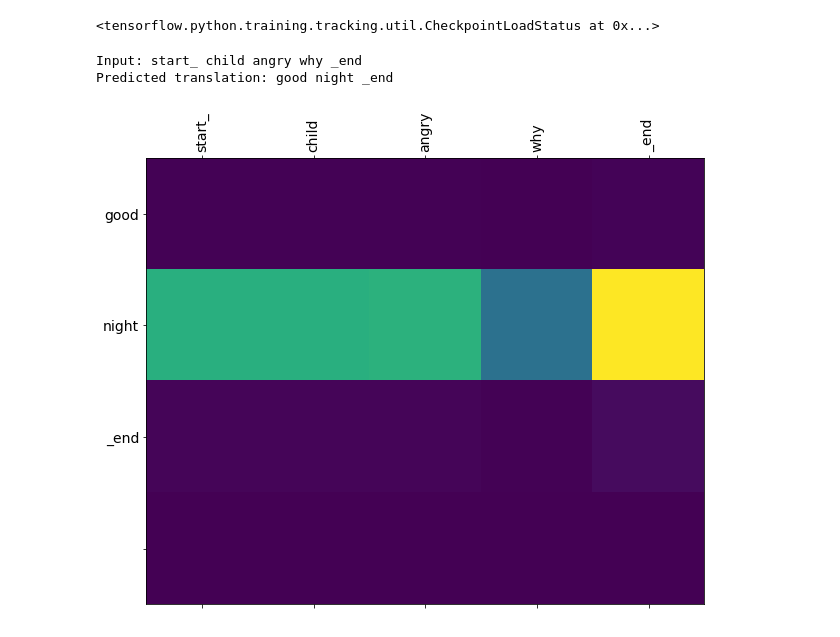
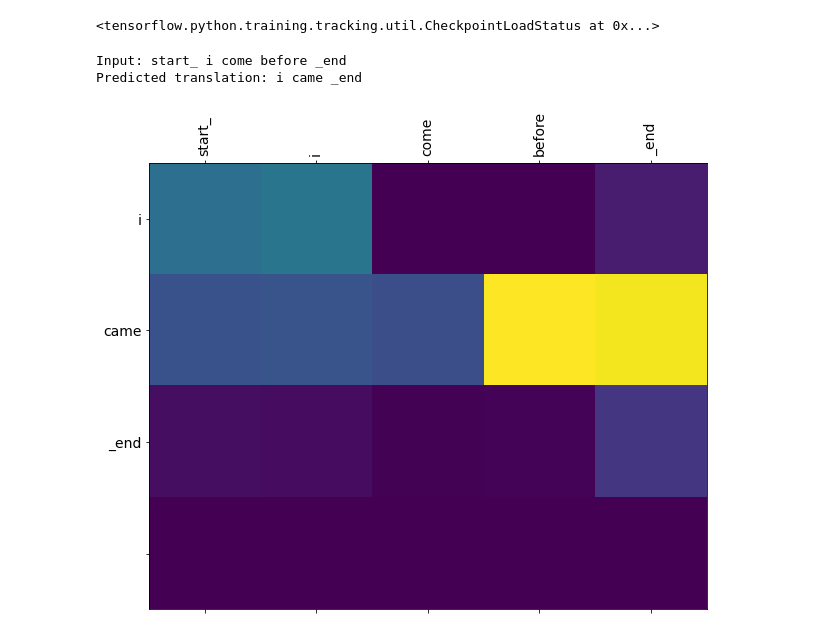
Before and after one commit to aditipatil0711/IndianSignLanguage_Final-Project, a Jupyter notebook: ISL_Phase_2/Encoder Decoder with attention.ipynb, the cells around one changed output. Cells and saved outputs as stored; diff of their text form; code cells hidden in the pictures.

Commit message:
Batch changes

```diff
--- a/ISL_Phase_2/Encoder Decoder with attention.ipynb
+++ b/ISL_Phase_2/Encoder Decoder with attention.ipynb
@@ -22,2 +26,2 @@ from string import digits
 # %%
-data_path = "islcorpus.csv"
+data_path = "islcorpus2.csv"
@@ -61,7 +73,7 @@ def create_dataset(path, num_examples):
     print(path)
     return zip(*word_pairs)
 # %%
-sample_size=125
+sample_size= 370
 source, target = create_dataset(data_path, sample_size)
 print(source[-1])
 print(target[-1])
@@ -138,8 +150,8 @@ Target Language; index to word mapping
 # %%
 BUFFER_SIZE = len(source_train_tensor)
-BATCH_SIZE = 6
+BATCH_SIZE = 16
 steps_per_epoch = len(source_train_tensor)//BATCH_SIZE
-embedding_dim = 24
+embedding_dim = 256
 units = 1024
 vocab_inp_size = len(source_sentence_tokenizer.word_index)+1
 vocab_tar_size = len(target_sentence_tokenizer.word_index)+1
@@ -323,5 +335,5 @@ steps_per_epoch
 # %%
-EPOCHS = 20
+EPOCHS = 40
 for epoch in range(EPOCHS):
     start = time.time()
 
@@ -433,9 +445,9 @@ def translate(sentence):
 checkpoint.restore(tf.train.latest_checkpoint(checkpoint_dir))
 # %% [output]
 <tensorflow.python.training.tracking.util.CheckpointLoadStatus at 0x...>
-# %%
-translate(u'child angry why')
-# %% [output]
-Input: start_ child angry why _end
-Predicted translation: good night _end
-[figure, removed]
+# %%
+translate(u'i come before')
+# %% [output]
+Input: start_ i come before _end
+Predicted translation: i came _end
+[figure, added]
```
Also changed, not shown: parts of 22 cells of this notebook.
